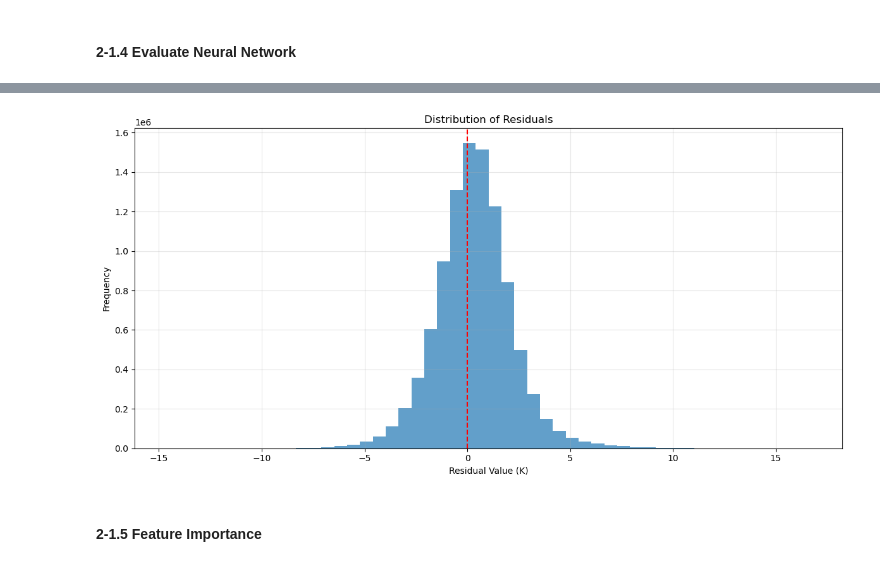
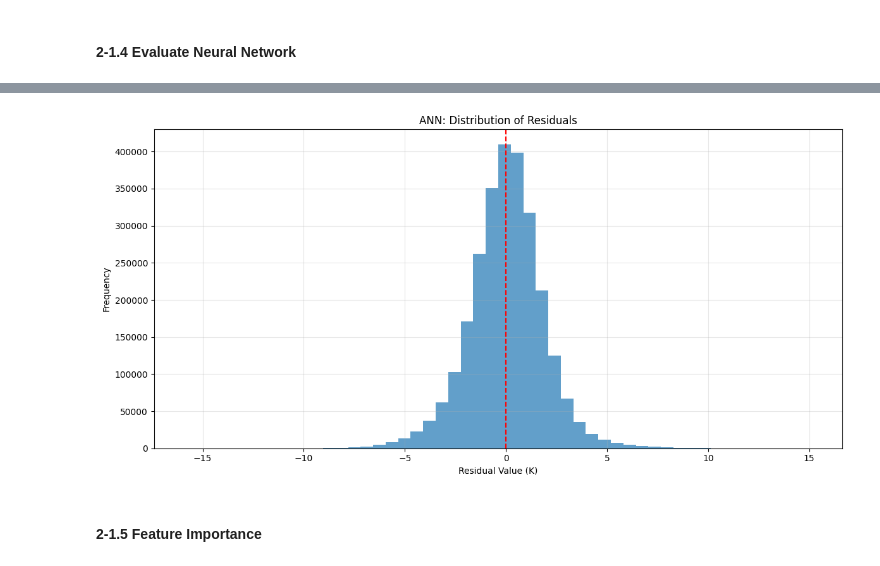
Before and after one commit to leewscott/Group-UK-Temperature-Regression-Integrating-Spatio-Temporal-Features, a Jupyter notebook: 2-1_group_project_modelling_neural_network.ipynb, the cells around one changed output, grey strips where cells are left out. Saved outputs shown, nothing was run; the diff lists cells and outputs as text; code cells hidden in the pictures.

```diff
--- a/2-1_group_project_modelling_neural_network.ipynb
+++ b/2-1_group_project_modelling_neural_network.ipynb
@@ -54,7 +61,7 @@ file_name = "y_valid.csv"
 y_valid = load_data(file_name, file_path = file_path, deliniator = ",")
 """
 
-file_path = "./ERA5 DATA"
+file_path = "./"
 
 file_name = "era5_train_prepared_with_no_nearby.csv"
 data_train = load_data(file_name, file_path = file_path, deliniator = ",")
@@ -212,4 +311,4 @@ neural_network.save("neural_network.h5")
 #### 2-1.4 Evaluate Neural Network
 # %%
 # loads best model
-final_neural_network = keras.models.load_model("neural_network.h5", custom_objects = {"R2": R2})
+final_neural_network = keras.models.load_model("neural_network_group.keras", custom_objects = {"R2": R2})
@@ -311,16 +422,16 @@ plt.show()
 # %%
 # Histogram of residuals
 plt.figure(figsize=(12, 6))
-plt.hist(y_train - y_train_predictions.ravel(), bins=50, alpha=0.7)
+plt.hist(y_valid - y_valid_predictions.ravel(), bins=50, alpha=0.7)
 plt.axvline(x=0, color='r', linestyle='--')
 plt.xlabel('Residual Value (K)')
 plt.ylabel('Frequency')
-plt.title('Distribution of Residuals')
+plt.title('ANN: Distribution of Residuals')
 plt.grid(True, alpha=0.3)
 plt.tight_layout()
 plt.show()
 # %% [output]
-[figure, old version]
+[figure, new version]
 # %% [markdown]
 #### 2-1.5 Feature Importance
 # %%
```
Also changed, not shown: parts of 17 cells of this notebook, 1 other file.
